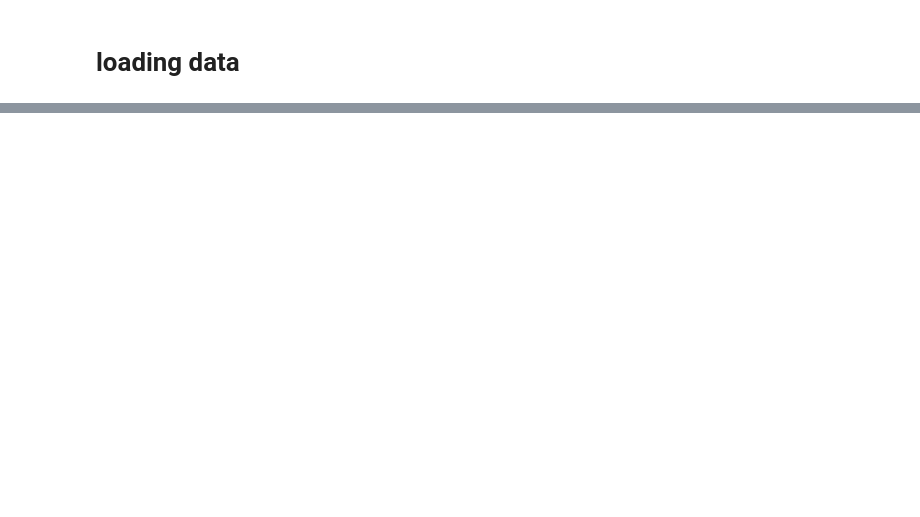
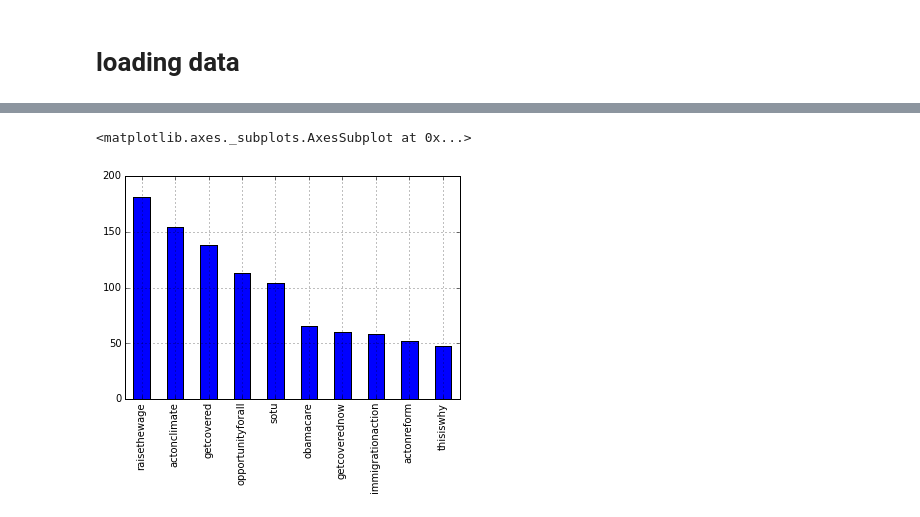
Before and after one commit to rglsk/Gifter, a Jupyter notebook: gifter/modeling/entities.ipynb, the cells around one changed output, grey strips where cells are left out. Saved outputs shown, nothing was run; the diff lists cells and outputs as text; code cells hidden in the pictures; blank space fills up the shorter version.

Commit message:
Entities plots

```diff
--- a/gifter/modeling/entities.ipynb
+++ b/gifter/modeling/entities.ipynb
@@ -19,9 +17,7 @@ df.head(5)
 # %%
 from unidecode import unidecode
-def get_tags(obj, key, name):
-    hashtags = [unidecode(hashtag.get(key, u'').lower()) for hashtag in obj[name]]
-    if hashtags:
-        return pd.DataFrame(hashtags)
+def get_entitie(obj, key, name):
+    return [unidecode(entity.get(key, u'').lower()) for entity in obj[name]]
 
-hashtags_dfs = df.entities.apply(lambda obj: get_tags(obj, 'text', 'hashtags')).dropna()
-mentions_dfs = df.entities.apply(lambda obj: get_tags(obj, 'screen_name', 'user_mentions')).dropna()
+hashtags_series = df.entities.apply(lambda obj: get_entitie(obj, 'text', 'hashtags')).dropna()
+mentions_series = df.entities.apply(lambda obj: get_entitie(obj, 'screen_name', 'user_mentions')).dropna()
@@ -64,0 +24,6 @@ dtype: int64
+# %%
+hashtags = pd.Series(hashtags_series.sum())
+mentions = pd.Series(mentions_series.sum())
+# %%
+hashtag_counts = hashtags.value_counts().head(10)
+hashtag_counts
@@ -64,0 +42,5 @@ dtype: int64
+# %%
+hashtag_counts.plot(kind='bar')
+# %% [output]
+<matplotlib.axes._subplots.AxesSubplot at 0x...>
+[figure, added]
```
Also changed, not shown: parts of 9 cells of this notebook.
